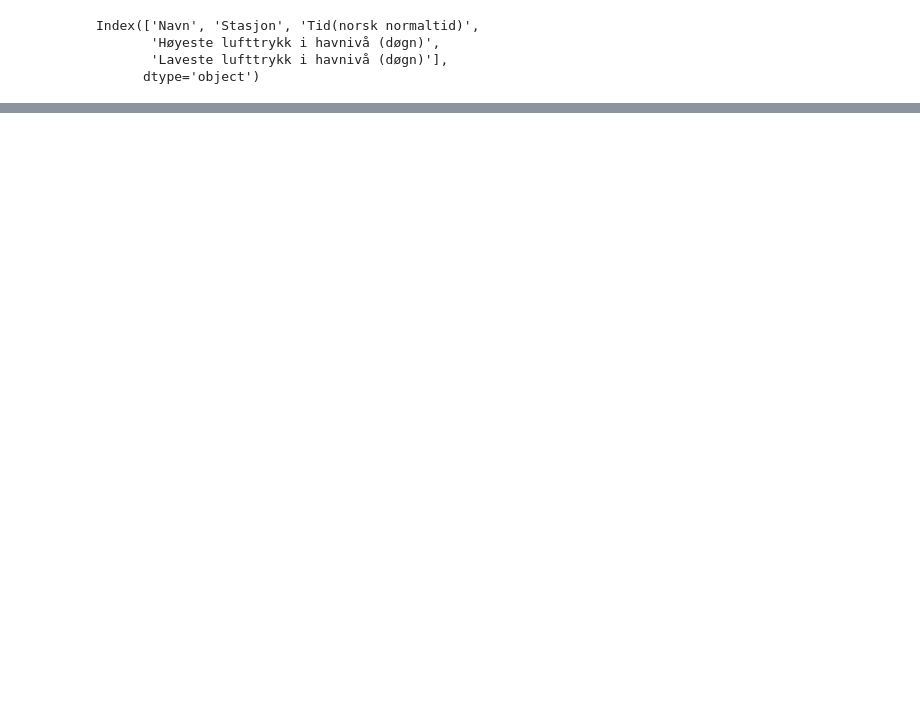
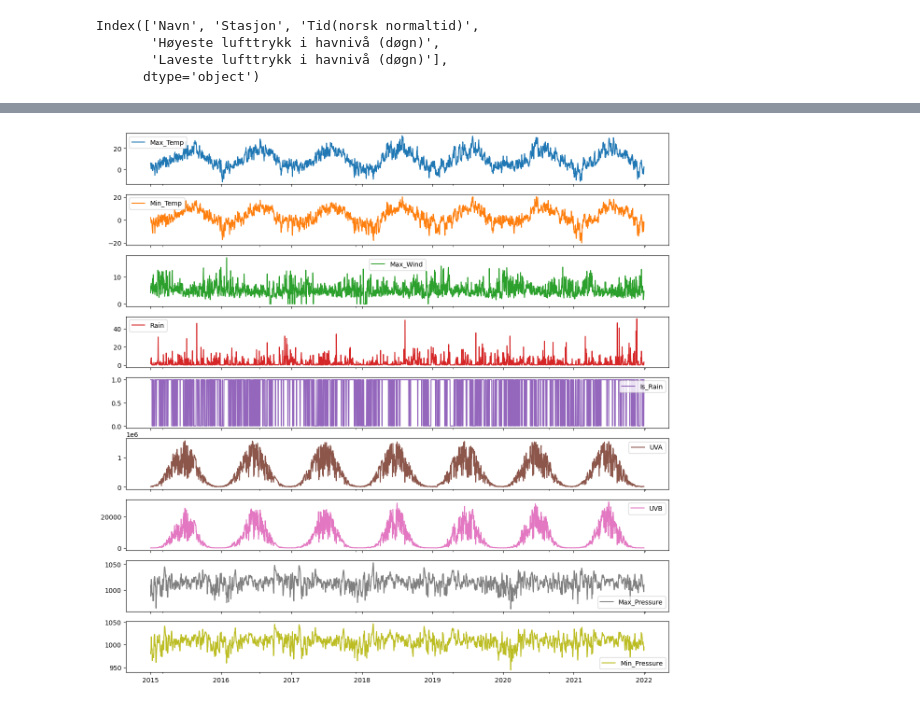
Before and after one commit to vrognaas/MET2010_Prosjektoppgave, a Jupyter notebook: Prosjektoppgave.ipynb, the cells around one changed output, grey strips where cells are left out. Saved outputs shown, nothing was run; the diff lists cells and outputs as text; code cells hidden in the pictures; blank space fills up the shorter version.

```diff
--- a/Prosjektoppgave.ipynb
+++ b/Prosjektoppgave.ipynb
@@ -114,0 +132,5 @@ weather.isnull()
+# %%
+weather.plot(subplots = True, figsize=(15,15))
+plt.show()
+# %% [output]
+[figure, added]
```
Also changed, not shown: parts of 9 cells of this notebook.
